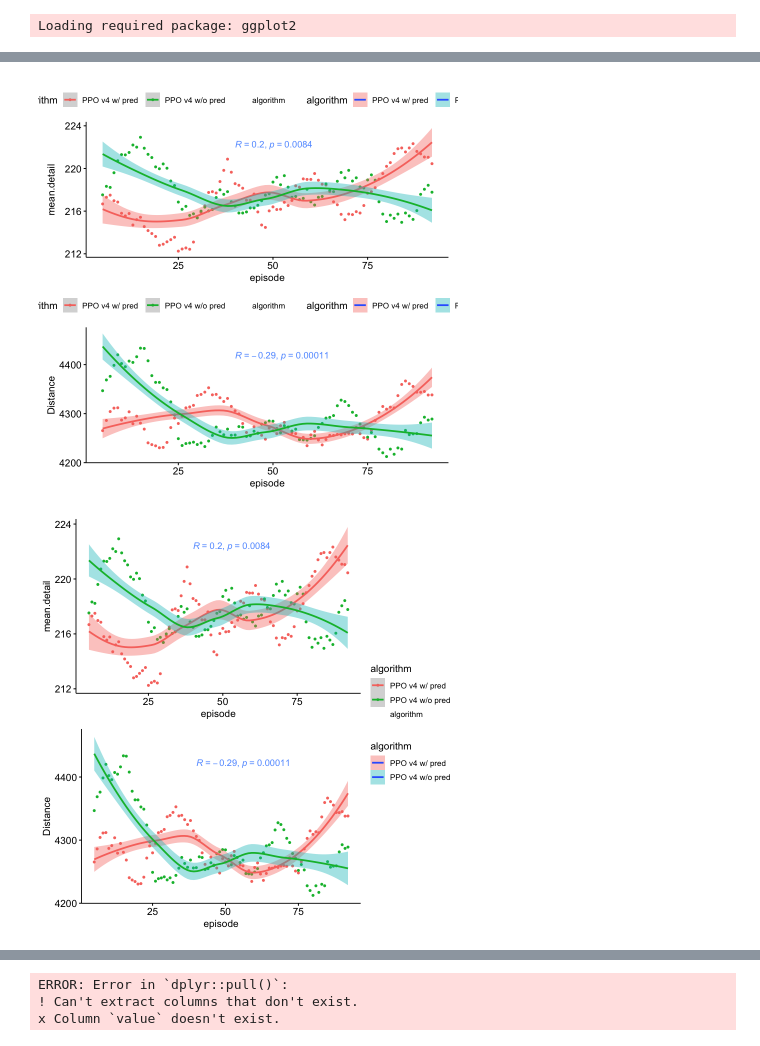
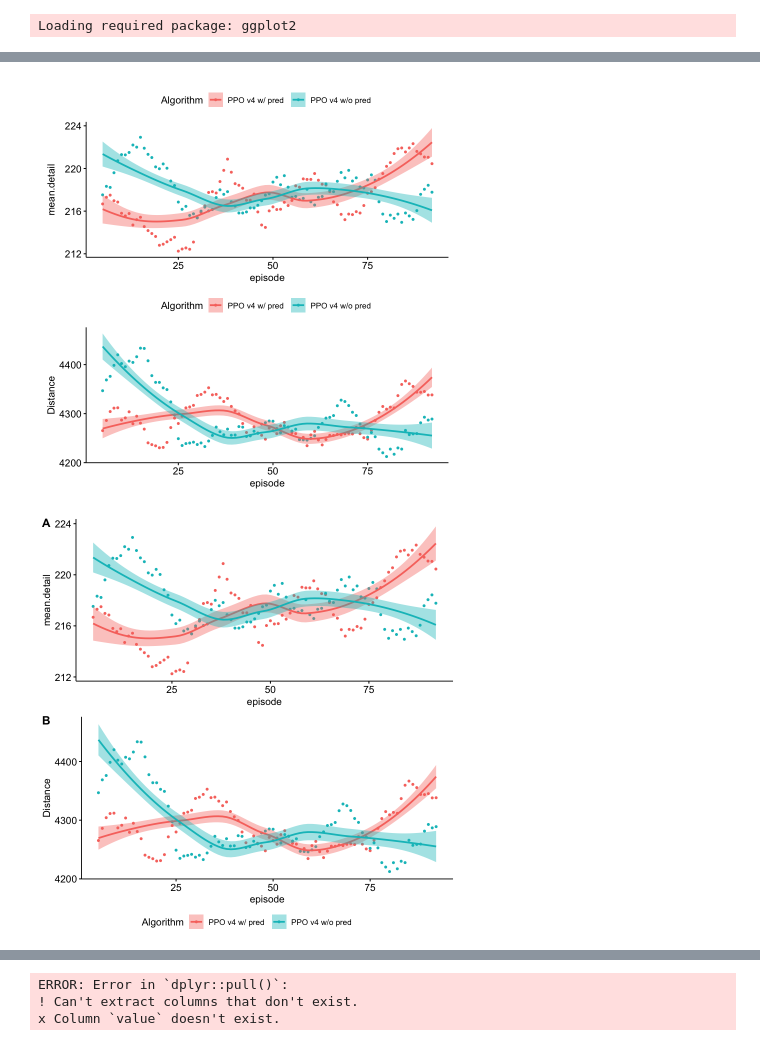
Before and after one commit to JNU-Tangyin/RRO, a Jupyter notebook: figures/ggpubr.ipynb, the cells around one changed output, grey strips where cells are left out. Cells and saved outputs as stored; diff of their text form; code cells hidden in the pictures.

```diff
--- a/figures/ggpubr.ipynb
+++ b/figures/ggpubr.ipynb
@@ -130,5 +119,7 @@ p1 = ggscatter(data = ppo_v4_reload_count,
     size = 1,
     pallete = "npg",
     # palette = c("#00AFBB", "#E7B800", "#FC4E07"),
-    theme = theme_pubr()
-) +stat_cor(aes(color = "algorithm"), show.legend = FALSE, label.x = 40)
+    theme = theme_pubr(),
+    legend.title ="Algorithm"
+) #+stat_cor(aes(color = "algorithm"), show.legend = FALSE, label.x = 40)
+p1
@@ -142,5 +135,7 @@ p2 = ggscatter(data = ppo_v4_reload_count_huge_car,
     add = "loess", conf.int = TRUE,
     size = 1,
     theme = theme_pubr(),
-    ylab = "Distance"
-) + stat_cor(aes(color = "algorithm"), show.legend = FALSE, label.x = 40)
+    ylab = "Distance",
+    legend.title ="Algorithm"
+) #+ stat_cor(aes(color = "algorithm"), show.legend = FALSE, label.x = 40)
+p2
@@ -147,13 +144,12 @@ p2 = ggscatter(data = ppo_v4_reload_count_huge_car,
 # %%
-
 library("patchwork")
 p1/p2
 # %% [output]
-[figure, old version]
+[figure, new version]
 # %%
 # ggpubr里有ggarrange()可以用
-ggarrange(p1,p2,nrow = 2, common.legend = T,legend = "right")
+ggarrange(p1,p2,nrow = 2, widths =c(2,1), common.legend = T,legend = "bottom", labels=c("A","B"))
 # %% [output]
-[figure, old version]
+[figure, new version]
 # %%
 ppo_v4_reward = read.csv("ppo_v4_reward.csv")
```
Also changed, not shown: parts of 24 cells of this notebook, 6 other files.
